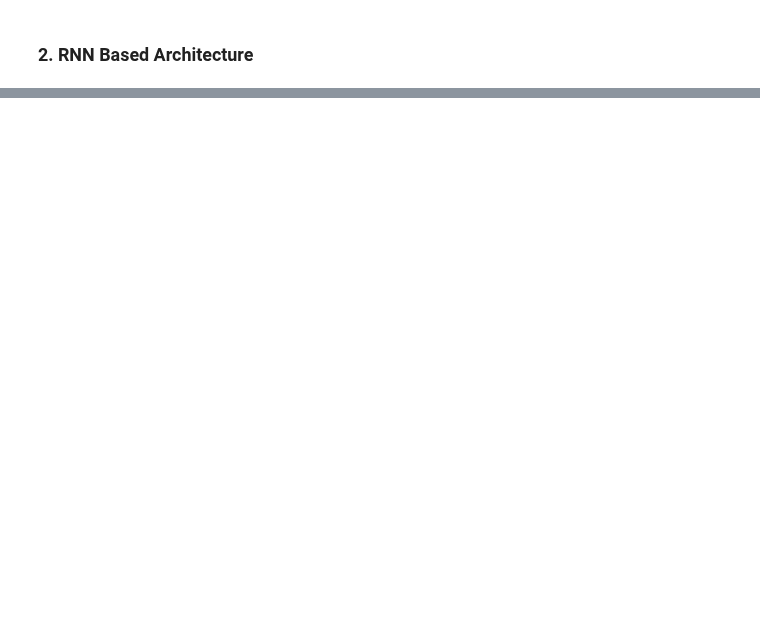
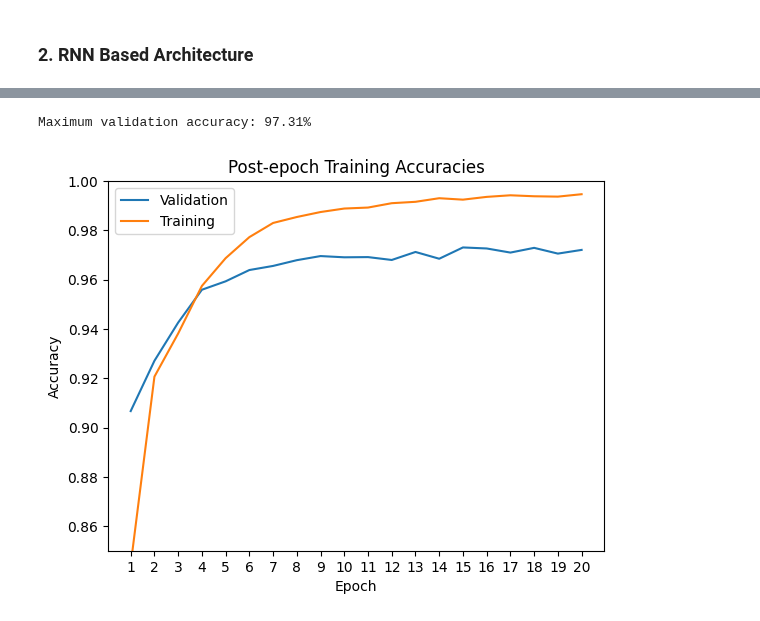
Before and after one commit to aflah02/DL_Assignments, a Jupyter notebook: Assignment_3/Task_1/main.ipynb, the cells around one changed output, grey strips where cells are left out. Drawn from its saved outputs; the diff is of its cells as text; code cells hidden in the pictures; blank space fills up the shorter version.

```diff
--- a/Assignment_3/Task_1/main.ipynb
+++ b/Assignment_3/Task_1/main.ipynb
@@ -123,17 +145,18 @@ _________________________________________________________________
+# %%
+do_training = True
+batch_size = 100
+epochs = 20
+
+saved_weights_fname_smnist = "Saves/sMNIST-weights.hdf5"
 # %%
-do_training = True
-batch_size = 100
-epochs = 20
-
-saved_weights_fname = "Saves/psMNIST-weights.hdf5"
 callbacks = [
     tf.keras.callbacks.ModelCheckpoint(
-        filepath=saved_weights_fname, monitor="val_loss", verbose=1, save_best_only=True
+        filepath=saved_weights_fname_smnist, monitor="val_loss", verbose=1, save_best_only=True
     ),
 ]
 
 if do_training:
-    result = model.fit(
+    result = model_smnist.fit(
         train_sequential_X,
         train_sequential_y,
         epochs=epochs,
@@ -145,0 +214,3 @@ Epoch 1/20
+# %%
+with open('Saves/sMNIST', "rb" ) as f:
+    result = pickle.load(f)
@@ -146,21 +235,20 @@ Epoch 1/20
 # %%
-if do_training:
-    plt.figure()
-    plt.plot(result.history["val_accuracy"], label="Validation")
-    plt.plot(result.history["accuracy"], label="Training")
-    plt.legend()
-    plt.xlabel("Epoch")
-    plt.ylabel("Accuracy")
-    plt.title("Post-epoch Training Accuracies")
-    plt.xticks(np.arange(epochs), np.arange(1, epochs + 1))
-    plt.ylim((0.85, 1.0))  # Restrict range of y axis to (0.85, 1) for readability
-    plt.savefig("Saves/psMNIST-training.png")
+plt.figure()
+plt.plot(result.history["val_accuracy"], label="Validation")
+plt.plot(result.history["accuracy"], label="Training")
+plt.legend()
+plt.xlabel("Epoch")
+plt.ylabel("Accuracy")
+plt.title("Post-epoch Training Accuracies")
+plt.xticks(np.arange(epochs), np.arange(1, epochs + 1))
+plt.ylim((0.85, 1.0))  # Restrict range of y axis to (0.85, 1) for readability
+plt.savefig("Saves/sMNIST-training-accuracy.png")
 
-    val_loss_min = np.argmin(result.history["val_loss"])
-    print(
-        f"Maximum validation accuracy: "
-        f"{round(result.history['val_accuracy'][val_loss_min] * 100, 2):.2f}%"
-    )
-
-else:
-    display(Image(filename="/content/drive/MyDrive/LMU_DL_A3_Q1/psMNIST-training.png"))
+val_loss_min = np.argmin(result.history["val_loss"])
+print(
+    f"Maximum validation accuracy: "
+    f"{round(result.history['val_accuracy'][val_loss_min] * 100, 2):.2f}%"
+)
+# %% [output]
+Maximum validation accuracy: 97.31%
+[figure, added]
```
Also changed, not shown: parts of 19 cells of this notebook, 34 other files.
